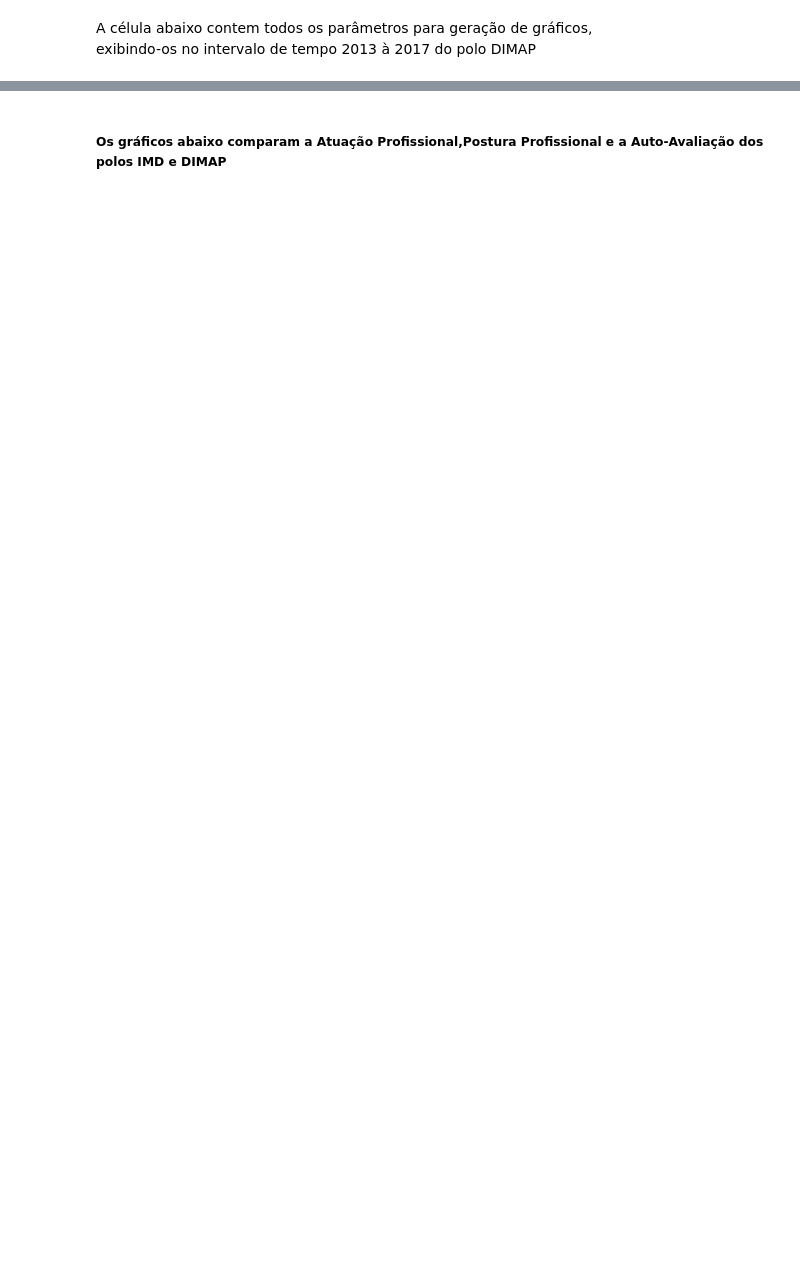
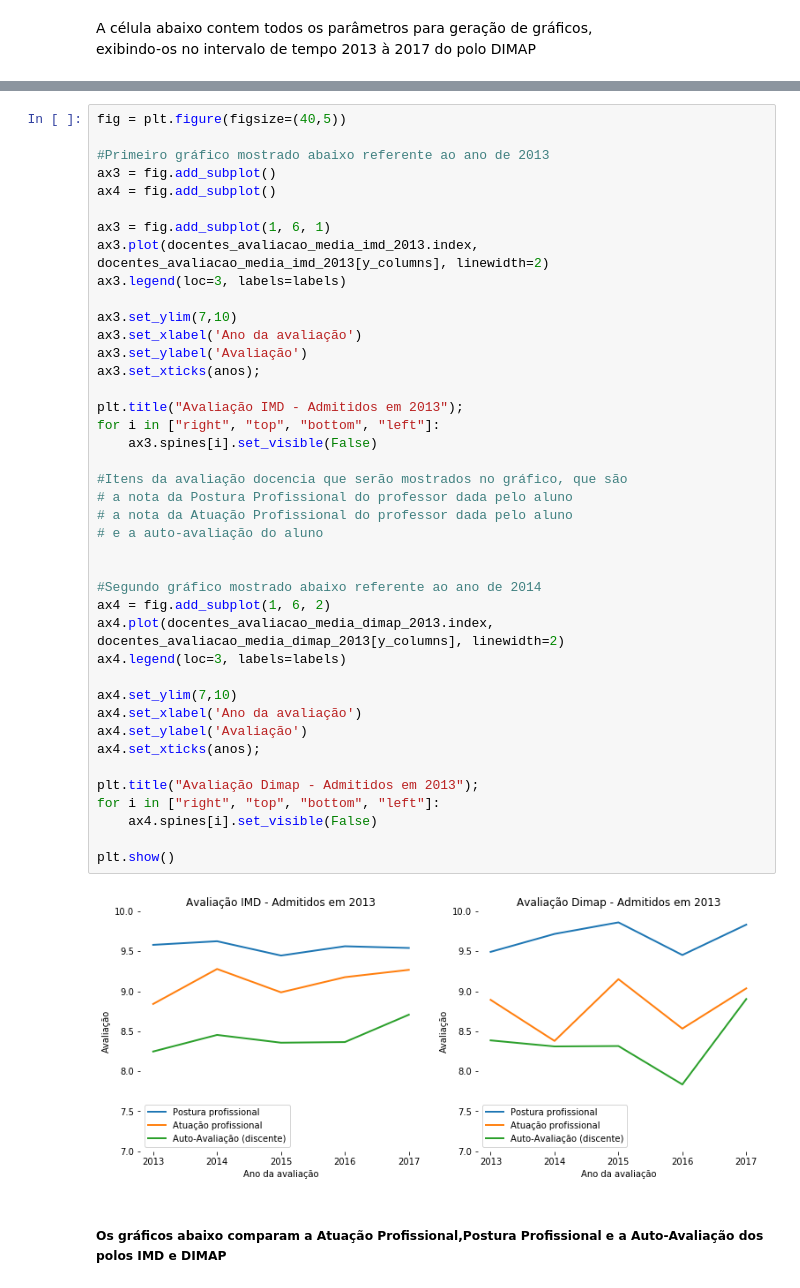
Before and after one commit to natanfernandes/ProjetoProbabilidade, a Jupyter notebook: Projeto Probabilidade.ipynb, the cells around one changed output, grey strips where cells are left out. Saved outputs shown, nothing was run; the diff lists cells and outputs as text; blank space fills up the shorter version.

```diff
--- a/Projeto Probabilidade.ipynb
+++ b/Projeto Probabilidade.ipynb
@@ -325,2 +200,45 @@ avaliacoes_medias
+# %%
+fig = plt.figure(figsize=(40,5))
+
+#Primeiro gráfico mostrado abaixo referente ao ano de 2013
+ax3 = fig.add_subplot()
+ax4 = fig.add_subplot()
+
+ax3 = fig.add_subplot(1, 6, 1)
+ax3.plot(docentes_avaliacao_media_imd_2013.index, docentes_avaliacao_media_imd_2013[y_columns], linewidth=2)
+ax3.legend(loc=3, labels=labels)
+
+ax3.set_ylim(7,10)
+ax3.set_xlabel('Ano da avaliação')
+ax3.set_ylabel('Avaliação')
+ax3.set_xticks(anos);
+
+plt.title("Avaliação IMD - Admitidos em 2013");
+for i in ["right", "top", "bottom", "left"]:
+    ax3.spines[i].set_visible(False)
+
+#Itens da avaliação docencia que serão mostrados no gráfico, que são
+# a nota da Postura Profissional do professor dada pelo aluno
+# a nota da Atuação Profissional do professor dada pelo aluno
+# e a auto-avaliação do aluno
+
+
+#Segundo gráfico mostrado abaixo referente ao ano de 2014
+ax4 = fig.add_subplot(1, 6, 2)
+ax4.plot(docentes_avaliacao_media_dimap_2013.index, docentes_avaliacao_media_dimap_2013[y_columns], linewidth=2)
+ax4.legend(loc=3, labels=labels)
+
+ax4.set_ylim(7,10)
+ax4.set_xlabel('Ano da avaliação')
+ax4.set_ylabel('Avaliação')
+ax4.set_xticks(anos);
+
+plt.title("Avaliação Dimap - Admitidos em 2013");
+for i in ["right", "top", "bottom", "left"]:
+    ax4.spines[i].set_visible(False)
+
+plt.show()
+# %% [output]
+[figure, added]
 # %% [markdown]
 <h5>Os gráficos abaixo comparam a Atuação Profissional,Postura Profissional e a Auto-Avaliação dos polos IMD e DIMAP</h5>
```
Also changed, not shown: parts of 22 cells of this notebook.
